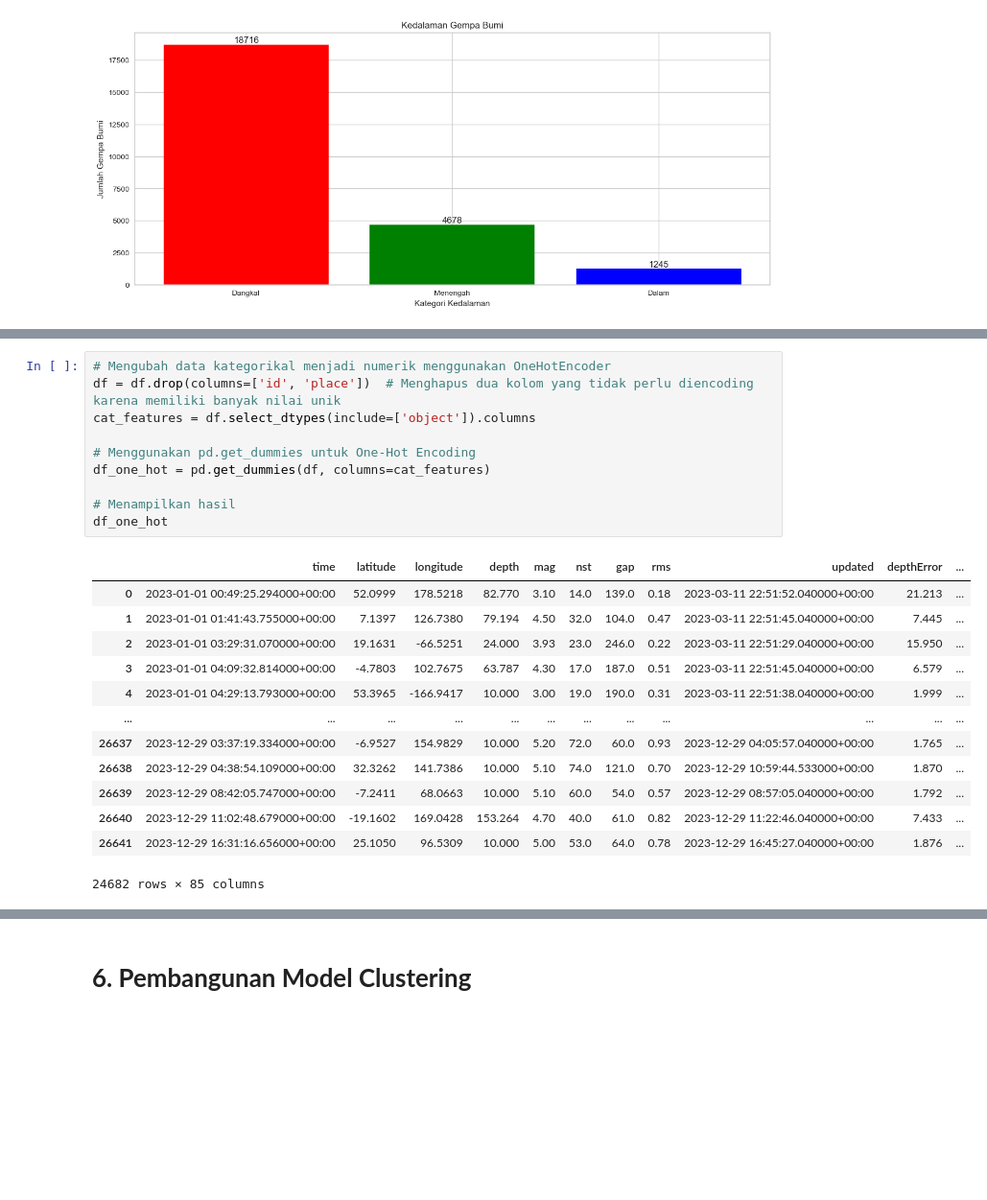
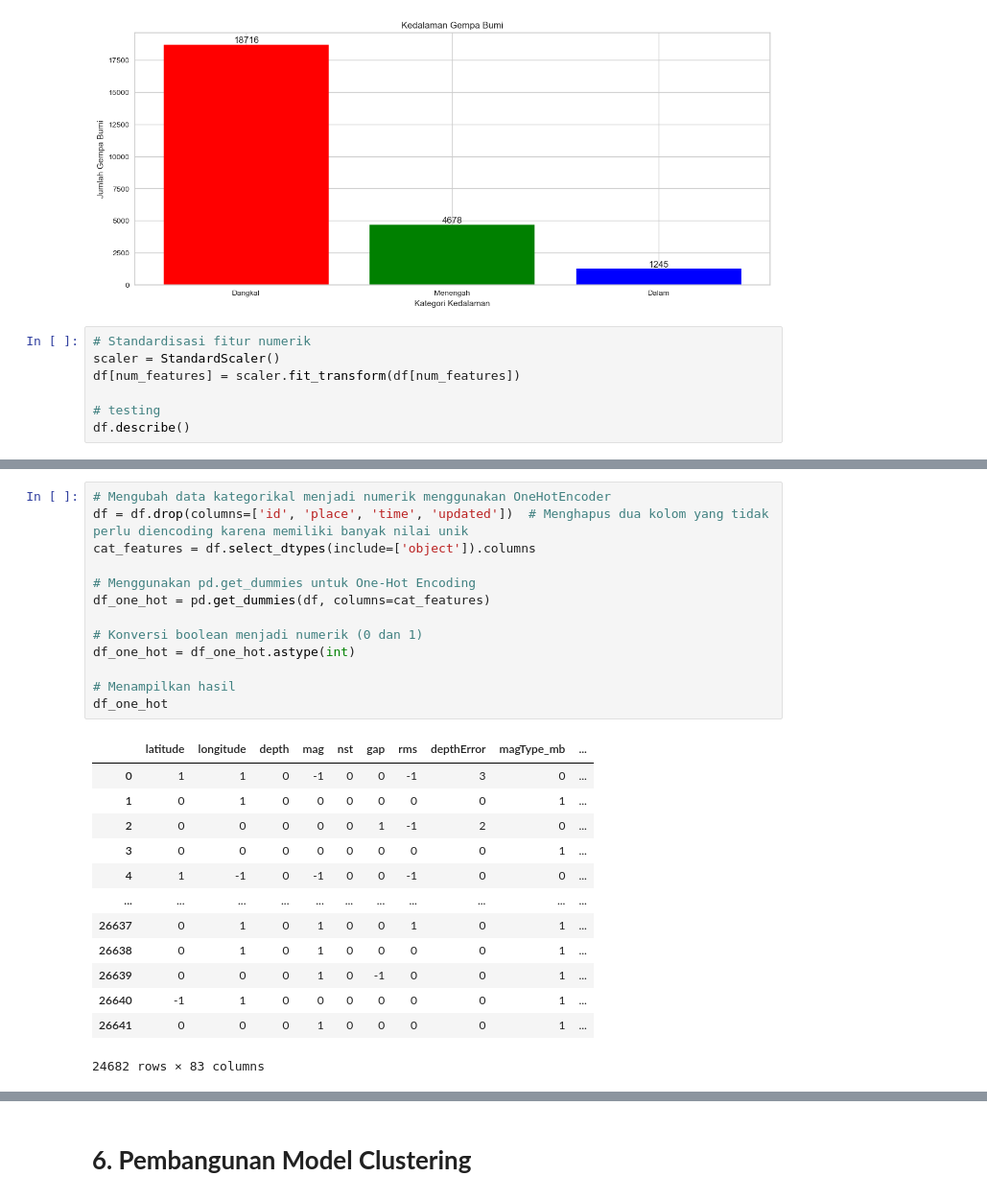
Before and after one commit to septiisdayanna/earthquakes_clustering, a Jupyter notebook: [Clustering]_Submission_Akhir_BMLP_Your_Name_(Updated).ipynb, the cells around one changed output, grey strips where cells are left out. Shown at 96% size. Cells and saved outputs as stored; diff of their text form; blank space fills up the shorter version.

```diff
--- a/[Clustering]_Submission_Akhir_BMLP_Your_Name_(Updated).ipynb
+++ b/[Clustering]_Submission_Akhir_BMLP_Your_Name_(Updated).ipynb
@@ -308,3 +308,10 @@ for i in range(len(x)):
 plt.show()
 # %% [output]
 [figure]
+# %%
+# Standardisasi fitur numerik
+scaler = StandardScaler()
+df[num_features] = scaler.fit_transform(df[num_features])
+
+# testing
+df.describe()
@@ -311,24 +328,27 @@ plt.show()
 # %%
 # Mengubah data kategorikal menjadi numerik menggunakan OneHotEncoder
-df = df.drop(columns=['id', 'place'])  # Menghapus dua kolom yang tidak perlu diencoding karena memiliki banyak nilai unik
+df = df.drop(columns=['id', 'place', 'time', 'updated'])  # Menghapus dua kolom yang tidak perlu diencoding karena memiliki banyak nilai unik
 cat_features = df.select_dtypes(include=['object']).columns
 
 # Menggunakan pd.get_dummies untuk One-Hot Encoding
 df_one_hot = pd.get_dummies(df, columns=cat_features)
 
+# Konversi boolean menjadi numerik (0 dan 1)
+df_one_hot = df_one_hot.astype(int)
+
 # Menampilkan hasil
 df_one_hot
 # %% [output]
-|  | time | latitude | longitude | depth | mag | nst | gap | rms | updated | depthError | ... |
-| 0 | 2023-01-01 00:49:25.294000+00:00 | 52.0999 | 178.5218 | 82.770 | 3.10 | 14.0 | 139.0 | 0.18 | 2023-03-11 22:51:52.040000+00:00 | 21.213 | ... |
-| 1 | 2023-01-01 01:41:43.755000+00:00 | 7.1397 | 126.7380 | 79.194 | 4.50 | 32.0 | 104.0 | 0.47 | 2023-03-11 22:51:45.040000+00:00 | 7.445 | ... |
-| 2 | 2023-01-01 03:29:31.070000+00:00 | 19.1631 | -66.5251 | 24.000 | 3.93 | 23.0 | 246.0 | 0.22 | 2023-03-11 22:51:29.040000+00:00 | 15.950 | ... |
-| 3 | 2023-01-01 04:09:32.814000+00:00 | -4.7803 | 102.7675 | 63.787 | 4.30 | 17.0 | 187.0 | 0.51 | 2023-03-11 22:51:45.040000+00:00 | 6.579 | ... |
-| 4 | 2023-01-01 04:29:13.793000+00:00 | 53.3965 | -166.9417 | 10.000 | 3.00 | 19.0 | 190.0 | 0.31 | 2023-03-11 22:51:38.040000+00:00 | 1.999 | ... |
-| ... | ... | ... | ... | ... | ... | ... | ... | ... | ... | ... | ... |
-| 26637 | 2023-12-29 03:37:19.334000+00:00 | -6.9527 | 154.9829 | 10.000 | 5.20 | 72.0 | 60.0 | 0.93 | 2023-12-29 04:05:57.040000+00:00 | 1.765 | ... |
-| 26638 | 2023-12-29 04:38:54.109000+00:00 | 32.3262 | 141.7386 | 10.000 | 5.10 | 74.0 | 121.0 | 0.70 | 2023-12-29 10:59:44.533000+00:00 | 1.870 | ... |
-| 26639 | 2023-12-29 08:42:05.747000+00:00 | -7.2411 | 68.0663 | 10.000 | 5.10 | 60.0 | 54.0 | 0.57 | 2023-12-29 08:57:05.040000+00:00 | 1.792 | ... |
-| 26640 | 2023-12-29 11:02:48.679000+00:00 | -19.1602 | 169.0428 | 153.264 | 4.70 | 40.0 | 61.0 | 0.82 | 2023-12-29 11:22:46.040000+00:00 | 7.433 | ... |
-| 26641 | 2023-12-29 16:31:16.656000+00:00 | 25.1050 | 96.5309 | 10.000 | 5.00 | 53.0 | 64.0 | 0.78 | 2023-12-29 16:45:27.040000+00:00 | 1.876 | ... |
+|  | latitude | longitude | depth | mag | nst | gap | rms | depthError | magType_mb | ... |
+| 0 | 1 | 1 | 0 | -1 | 0 | 0 | -1 | 3 | 0 | ... |
+| 1 | 0 | 1 | 0 | 0 | 0 | 0 | 0 | 0 | 1 | ... |
+| 2 | 0 | 0 | 0 | 0 | 0 | 1 | -1 | 2 | 0 | ... |
+| 3 | 0 | 0 | 0 | 0 | 0 | 0 | 0 | 0 | 1 | ... |
+| 4 | 1 | -1 | 0 | -1 | 0 | 0 | -1 | 0 | 0 | ... |
+| ... | ... | ... | ... | ... | ... | ... | ... | ... | ... | ... |
+| 26637 | 0 | 1 | 0 | 1 | 0 | 0 | 1 | 0 | 1 | ... |
+| 26638 | 0 | 1 | 0 | 1 | 0 | 0 | 0 | 0 | 1 | ... |
+| 26639 | 0 | 0 | 0 | 1 | 0 | -1 | 0 | 0 | 1 | ... |
+| 26640 | -1 | 1 | 0 | 0 | 0 | 0 | 0 | 0 | 1 | ... |
+| 26641 | 0 | 0 | 0 | 1 | 0 | 0 | 0 | 0 | 1 | ... |
-24682 rows × 85 columns
+24682 rows × 83 columns
```
Also changed, not shown: parts of 3 cells of this notebook.
